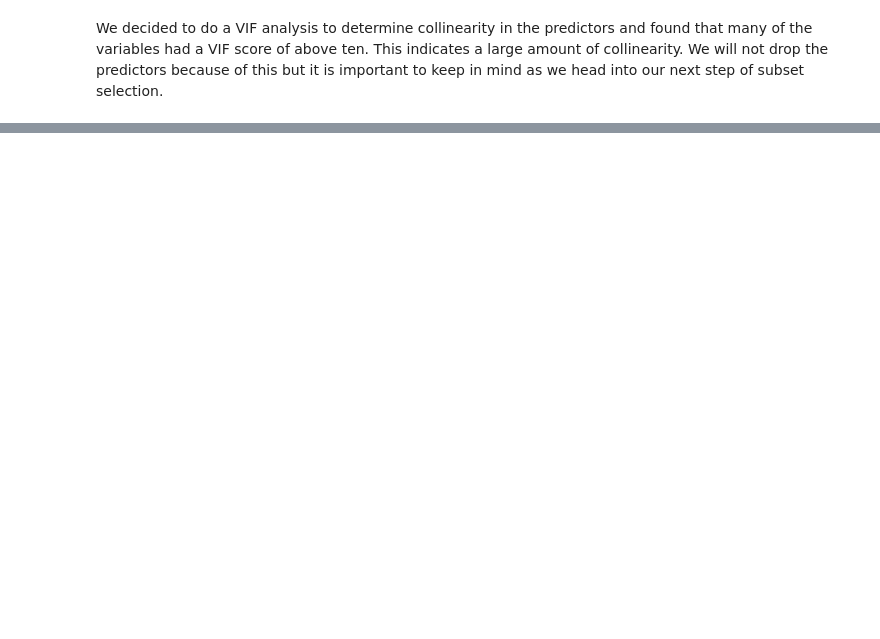
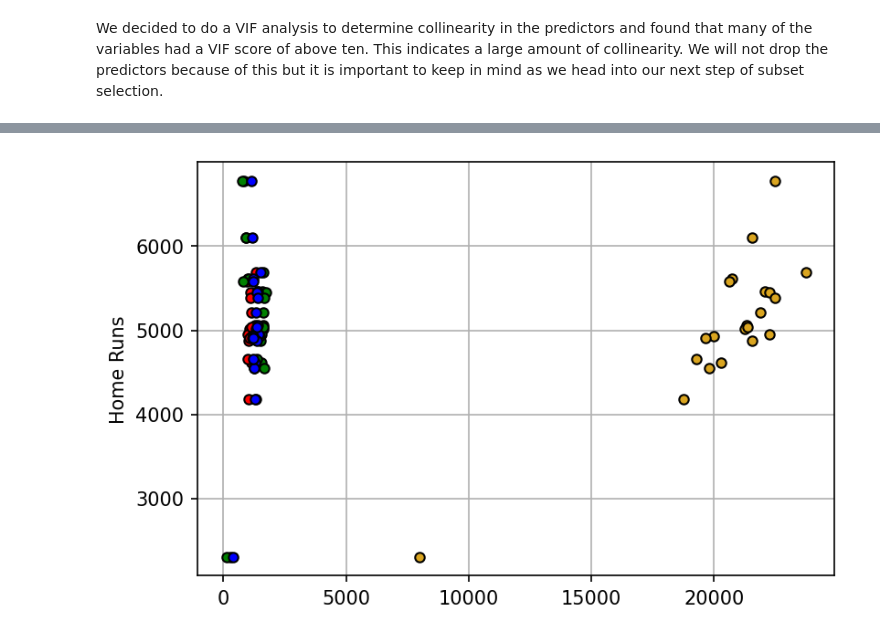
Before and after one commit to dswetlik/BaseballHRPrediction, a Jupyter notebook: BaseballReport.ipynb, the cells around one changed output, grey strips where cells are left out. Cells and saved outputs as stored; diff of their text form; code cells hidden in the pictures; blank space fills up the shorter version.

```diff
--- a/BaseballReport.ipynb
+++ b/BaseballReport.ipynb
@@ -250,0 +371,11 @@ We are going to use forward subset selection and backwards subset selection to d
+# %%
+plt.figure(dpi = 150)
+plt.plot(newBaseball['RBI'], newBaseball['HR'], '.', markersize=10, markeredgecolor="black", color="goldenrod")
+plt.plot(newBaseball['CS'], newBaseball['HR'], '.', markersize=10, markeredgecolor="black", color="red")
+plt.plot(newBaseball['SH'], newBaseball['HR'], '.', markersize=10, markeredgecolor="black", color="green")
+plt.plot(newBaseball['SF'], newBaseball['HR'], '.', markersize=10, markeredgecolor="black", color="blue")
+plt.ylabel("Home Runs")
+plt.grid()
+plt.show()
+# %% [output]
+[figure, added]
```
Also changed, not shown: parts of 31 cells of this notebook.
